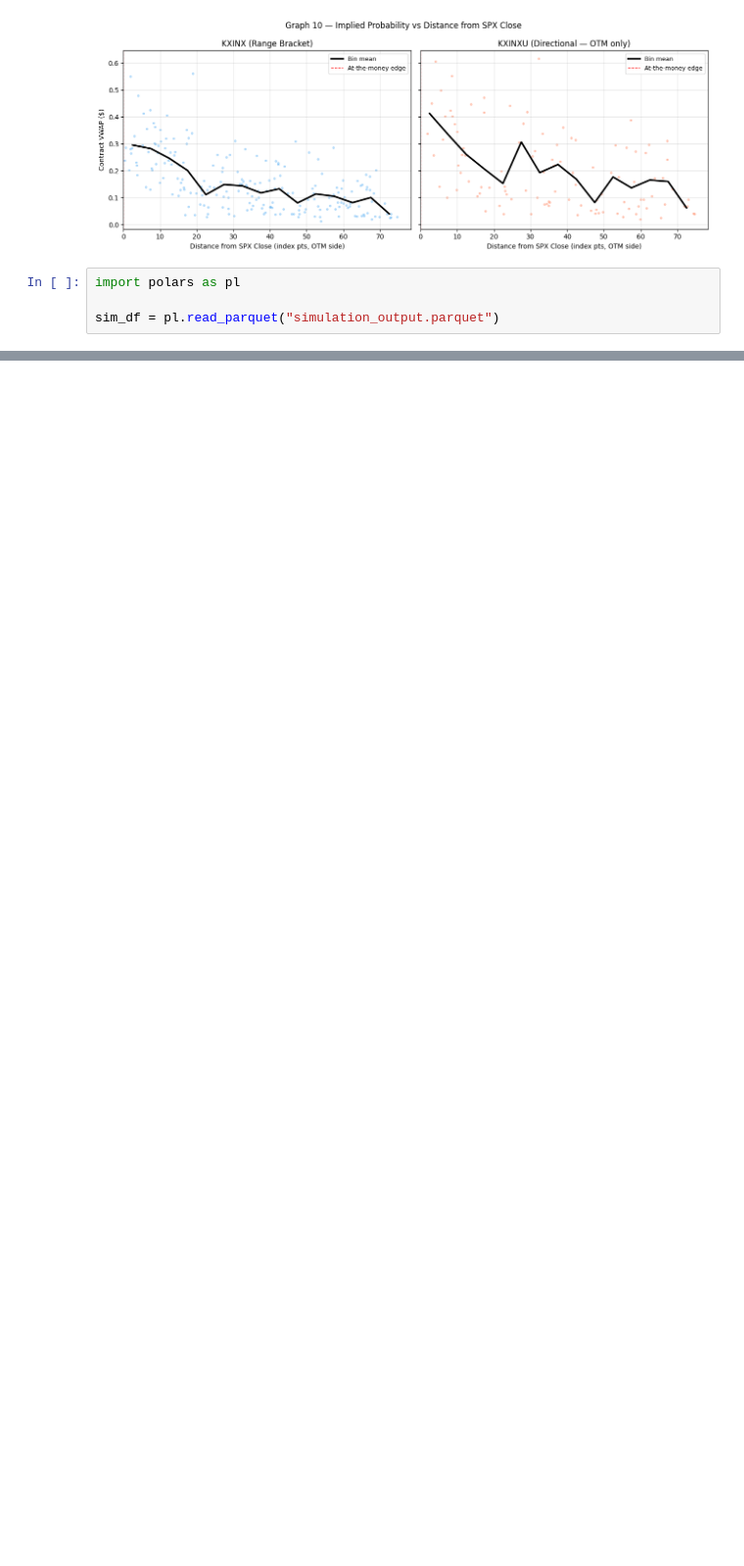
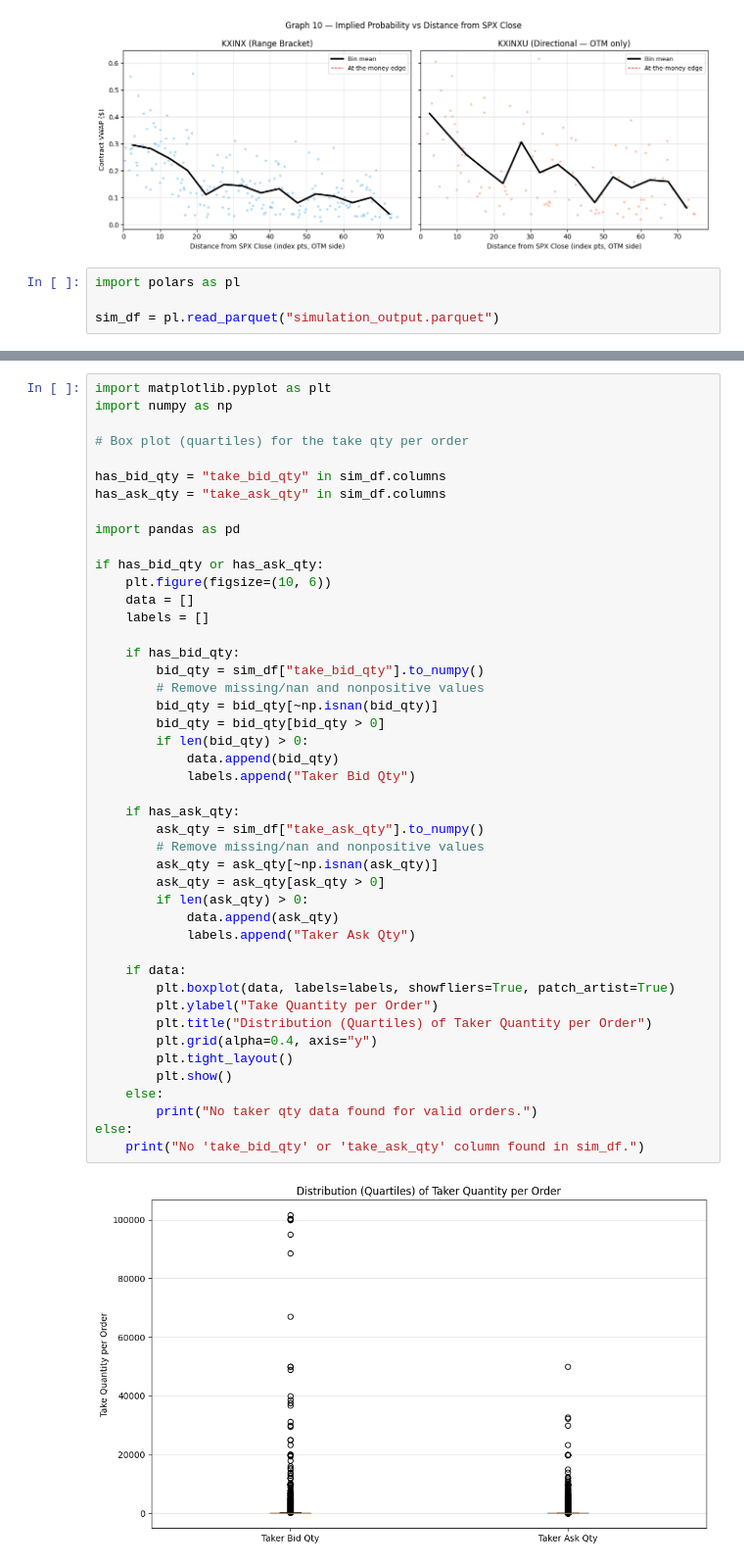
Before and after one commit to chris-mulligan-50/FINM-33150-Quantitative-Trading-Strategies-Final-Project-Kalshi-Market-Making-, a Jupyter notebook: initial_data_analysis.ipynb, the cells around one changed output, grey strips where cells are left out. Shown at 98% size. Saved outputs shown, nothing was run; the diff lists cells and outputs as text; blank space fills up the shorter version.

```diff
--- a/initial_data_analysis.ipynb
+++ b/initial_data_analysis.ipynb
@@ -1177,0 +1178,47 @@ Sharpe Ratio: 2.23
+# %%
+import matplotlib.pyplot as plt
+import numpy as np
+
+# Box plot (quartiles) for the take qty per order
+
+has_bid_qty = "take_bid_qty" in sim_df.columns
+has_ask_qty = "take_ask_qty" in sim_df.columns
+
+import pandas as pd
+
+if has_bid_qty or has_ask_qty:
+    plt.figure(figsize=(10, 6))
+    data = []
+    labels = []
+
+    if has_bid_qty:
+        bid_qty = sim_df["take_bid_qty"].to_numpy()
+        # Remove missing/nan and nonpositive values
+        bid_qty = bid_qty[~np.isnan(bid_qty)]
+        bid_qty = bid_qty[bid_qty > 0]
+        if len(bid_qty) > 0:
+            data.append(bid_qty)
+            labels.append("Taker Bid Qty")
+
+    if has_ask_qty:
+        ask_qty = sim_df["take_ask_qty"].to_numpy()
+        # Remove missing/nan and nonpositive values
+        ask_qty = ask_qty[~np.isnan(ask_qty)]
+        ask_qty = ask_qty[ask_qty > 0]
+        if len(ask_qty) > 0:
+            data.append(ask_qty)
+            labels.append("Taker Ask Qty")
+
+    if data:
+        plt.boxplot(data, labels=labels, showfliers=True, patch_artist=True)
+        plt.ylabel("Take Quantity per Order")
+        plt.title("Distribution (Quartiles) of Taker Quantity per Order")
+        plt.grid(alpha=0.4, axis="y")
+        plt.tight_layout()
+        plt.show()
+    else:
+        print("No taker qty data found for valid orders.")
+else:
+    print("No 'take_bid_qty' or 'take_ask_qty' column found in sim_df.")
+# %% [output]
+[figure, added]
```
Also changed, not shown: parts of 12 cells of this notebook, 8 other files.
